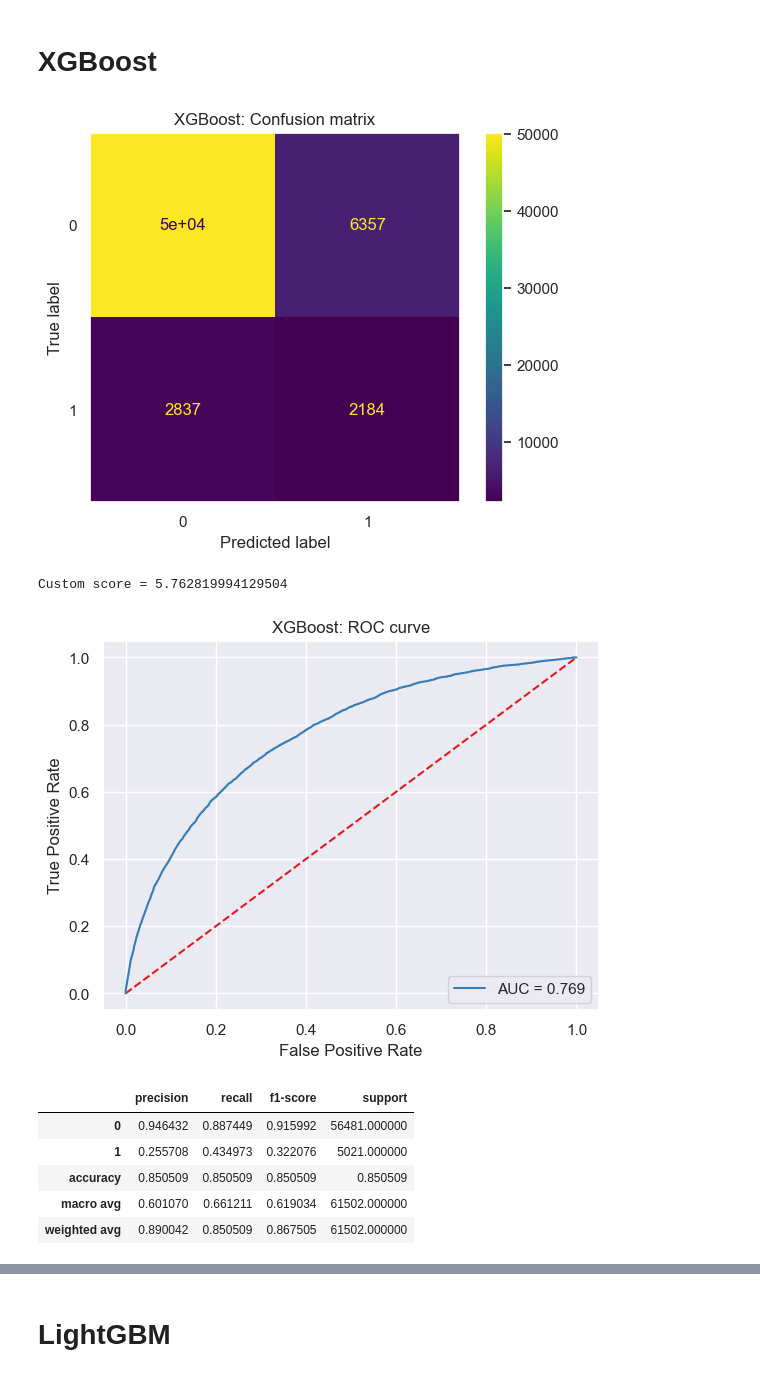
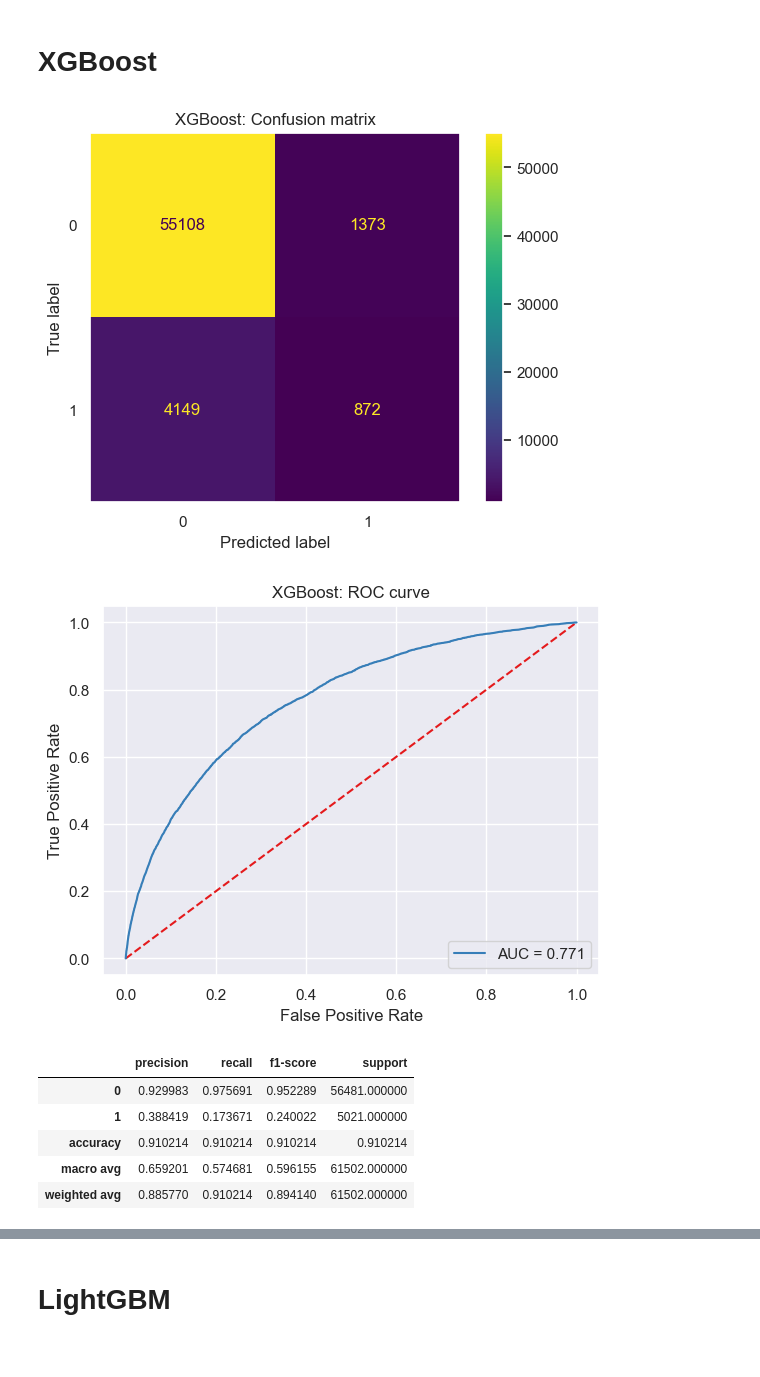
Before and after one commit to ahonestla/OC_DS_P7, a Jupyter notebook: notebooks/3-modelling.ipynb, the cells around one changed output, grey strips where cells are left out. Drawn from its saved outputs; the diff is of its cells as text; code cells hidden in the pictures.

```diff
--- a/notebooks/3-modelling.ipynb
+++ b/notebooks/3-modelling.ipynb
@@ -223,15 +218,16 @@ Ratio is 1:11
 I will define a pipeline that first transforms the training dataset with SMOTE then fits the model.
 # %%
 # Define oversampling and undersampling
-over = SMOTE(sampling_strategy=0.1) # oversample to 1:10 ratio
-under = RandomUnderSampler(sampling_strategy=0.5) # undersample to 1:2 ratio
+over = SMOTE(sampling_strategy=0.5) # oversample to 1:2 ratio
+under = RandomUnderSampler(sampling_strategy=1) # undersample to 1:1 ratio
 
 # Define pipeline
 steps = [('over', over), ('under', under)]
+# steps = [('over', over)]
 pipeline = Pipeline(steps=steps)
 
 # Transform the dataset
-x_res, y_res = pipeline.fit_resample(x_train_fill, y_train)
+x_res, y_res = pipeline.fit_resample(x_train, y_train)
 
 print("Training target statistics:", Counter(y_res))
 print("Testing target statistics:", Counter(y_test))
@@ -252,11 +248,9 @@ THRESHOLD_CLASS1 = 1 - THRESHOLD_CLASS0  # belong to class 1 (repay failure)
 Rule : cost FN (dont repay - predicted as repay) = 10 cost FP (repay - predicted as dont repay)
 # %%
 # Custom loss function based on business rule
-def custom_loss_func(y_true, y_pred):
-    tn, fp, fn, tp = confusion_matrix(y_true, y_pred).ravel()
-    fnr = fn / (fn + tp)  # false negative rate
-    fpr = fp / (fp + tn)  # false positive rate
-    cost = (10 * fnr) + fpr
+def business_loss_func(y_true, y_pred):
+    tp, fp, fn, tn = confusion_matrix(y_true, y_pred).ravel()
+    cost = (fp + (10 * fn)) / len(y_true)
     return float(cost)
 # %%
 # # Custom loss function for xgboost
@@ -285,5 +279,5 @@ def custom_loss_func(y_true, y_pred):
 # %% [markdown]
 I create custom scorer with the business rule.
 # %%
-# Create custom score
-custom_score = make_scorer(custom_loss_func, greater_is_better=True)
+# Create business score
+business_score = make_scorer(business_loss_func, greater_is_better=False)
@@ -507,47 +409,35 @@ Precision and F-score are ill-defined and being set to 0.0 in labels with no pre
 # %% [markdown]
 # XGBoost
 # %%
+%%time
+
 # Create XGBoost classifier
 xgbc = xgb.XGBClassifier(random_state=RANDOM_STATE)
 xgbc_name = 'XGBoost'
 
 # Train model
 xgbc.fit(x_res, y_res)
 
-# Predict probability of class 1 (repay failure)
-xgbc_pred_proba = xgbc.predict_proba(x_test_fill)[:,1]
-
-# Predict values
-xgbc_pred = xgbc.predict(x_test_fill)
-
-# Display confusion matrix
-display_confusion_matrix(y_test, xgbc_pred, model_name=xgbc_name)
-
-# Display custom loss func
-xgbc_custom_score = custom_loss_func(y_test, xgbc_pred)
-print("Custom score =", xgbc_custom_score)
-
-# Draw roc curve
-xgbc_auc = compute_roc_curve(y_test, xgbc_pred_proba, model_name=xgbc_name)
-
-# Compute scores
-xgbc_report = pd.DataFrame(classification_report(y_test, xgbc_pred, output_dict=True)).transpose()
-display(xgbc_report)
+# Compute results
+xgbc_business_score, xgbc_auc, xgbc_report = compute_classification_results(xgbc, xgbc_name, x_test, y_test)
 
 # Save logs
 xgbc_params = xgbc.get_params()
-log_mlflow(xgbc, xgbc_name, custom_score=xgbc_custom_score,
-           n_estimator=xgbc_params['n_estimators'], max_depth=xgbc_params['max_depth'],
-           auc_score=xgbc_auc, f1_score=xgbc_report.loc['weighted avg', 'f1-score'],
+log_mlflow(xgbc, xgbc_name,
+           custom_score=xgbc_business_score,
+           auc_score=xgbc_auc,
+           f1_score=xgbc_report.loc['weighted avg', 'f1-score'],
            acc_score=xgbc_report.loc['accuracy', 'precision'],
-           train_class_0=Counter(y_res)[0], train_class_1=Counter(y_res)[1])
+           n_estimator=xgbc_params['n_estimators'],
+           max_depth=xgbc_params['max_depth'],
+           train_class_0=Counter(y_res)[0],
+           train_class_1=Counter(y_res)[1])
 # %% [output]
-[figure, old version]
+[figure, new version]
-Custom score = 5.762819994129504
 [figure]
 |  | precision | recall | f1-score | support |
-| 0 | 0.946432 | 0.887449 | 0.915992 | 56481.000000 |
-| 1 | 0.255708 | 0.434973 | 0.322076 | 5021.000000 |
-| accuracy | 0.850509 | 0.850509 | 0.850509 | 0.850509 |
-| macro avg | 0.601070 | 0.661211 | 0.619034 | 61502.000000 |
-| weighted avg | 0.890042 | 0.850509 | 0.867505 | 61502.000000 |
+| 0 | 0.929983 | 0.975691 | 0.952289 | 56481.000000 |
+| 1 | 0.388419 | 0.173671 | 0.240022 | 5021.000000 |
+| accuracy | 0.910214 | 0.910214 | 0.910214 | 0.910214 |
+| macro avg | 0.659201 | 0.574681 | 0.596155 | 61502.000000 |
+| weighted avg | 0.885770 | 0.910214 | 0.894140 | 61502.000000 |
```
Also changed, not shown: parts of 26 cells of this notebook, 1 other file.
